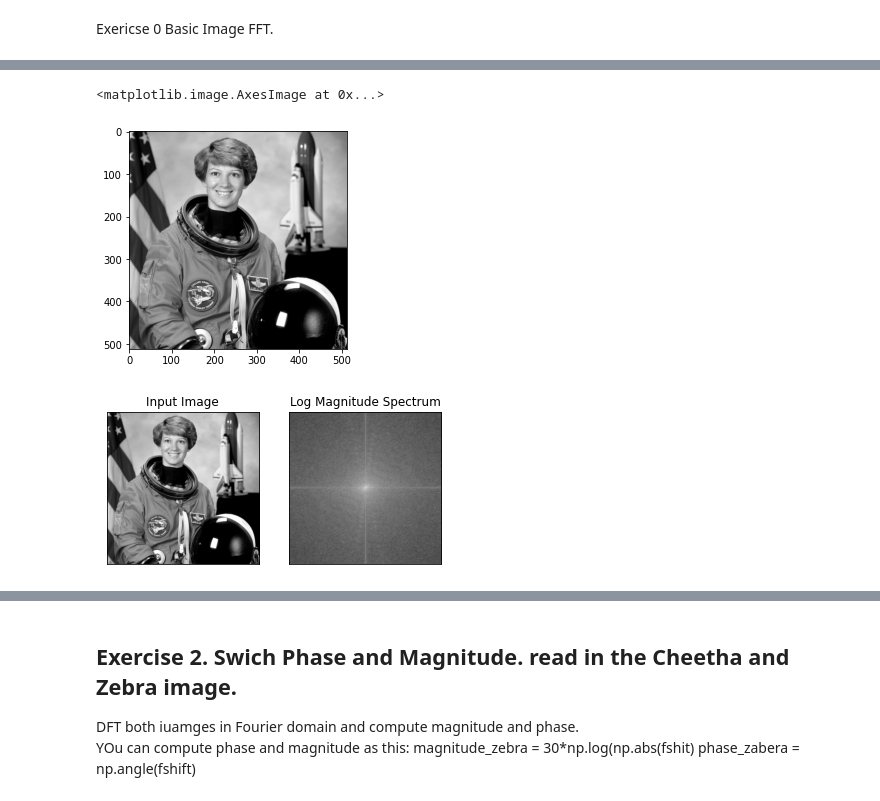
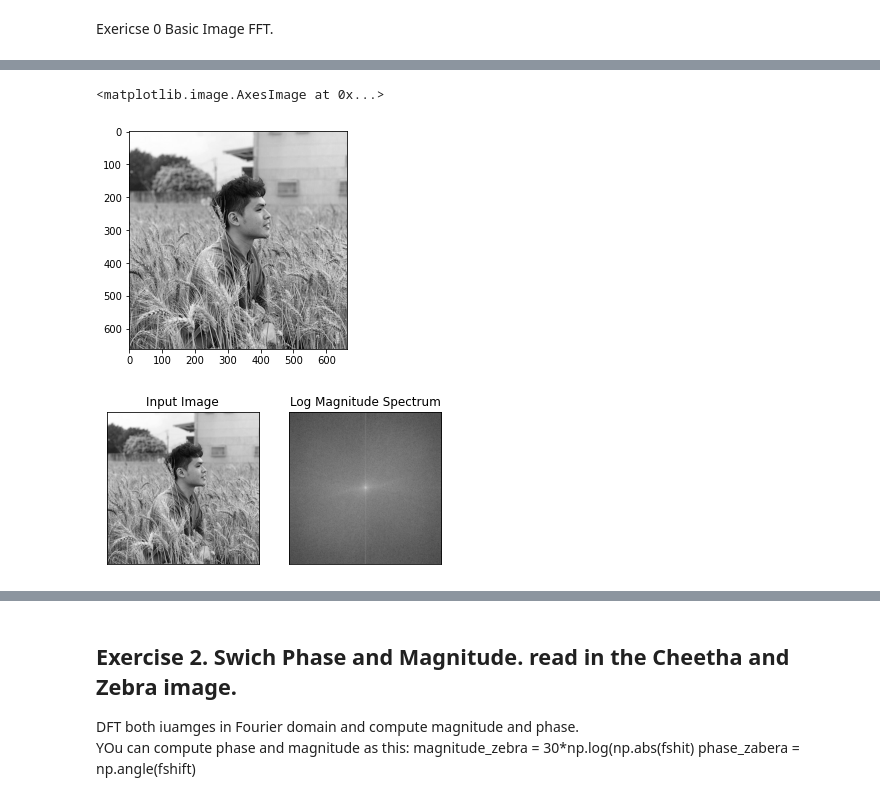
Before and after one commit to twyunting/CSC-676_Computer-Vision, a Jupyter notebook: labs/wk7/Copy of Lecture10_Exercises.ipynb, the cells around one changed output, grey strips where cells are left out. Drawn from its saved outputs; the diff is of its cells as text; code cells hidden in the pictures.

```diff
--- a/labs/wk7/Copy of Lecture10_Exercises.ipynb
+++ b/labs/wk7/Copy of Lecture10_Exercises.ipynb
@@ -38,11 +76,12 @@ diag_img = 100*np.identity(255)
 # %%
-img = imageio.imread('imageio:astronaut.png',as_gray=True)
+img = imageio.imread('wheat.jpg', as_gray=True)
 plt.figure()
 plt.imshow(img, cmap='gray')
 # %% [output]
 <matplotlib.image.AxesImage at 0x...>
-[figure, old version]
+[figure, new version]
 # %%
+# compute the FFT
 f = np.fft.fft2(img)
 fshift = np.fft.fftshift(f)
 magnitude_spectrum = 30*np.log(np.abs(fshift))
@@ -53,7 +92,7 @@ plt.subplot(122),plt.imshow(magnitude_spectrum, cmap = 'gray')
 plt.title('Log Magnitude Spectrum'), plt.xticks([]), plt.yticks([])
 plt.show()
 # %% [output]
-[figure, old version]
+[figure, new version]
 # %%
 # To do. How do you remove the low frequencies Display the DFT magnitutde and the resulting image here
 # To do. how do you remove the high frequency?  Display the DFT magnitutde and the resulting image here
```
Also changed, not shown: parts of 15 cells of this notebook, 9 other files.
